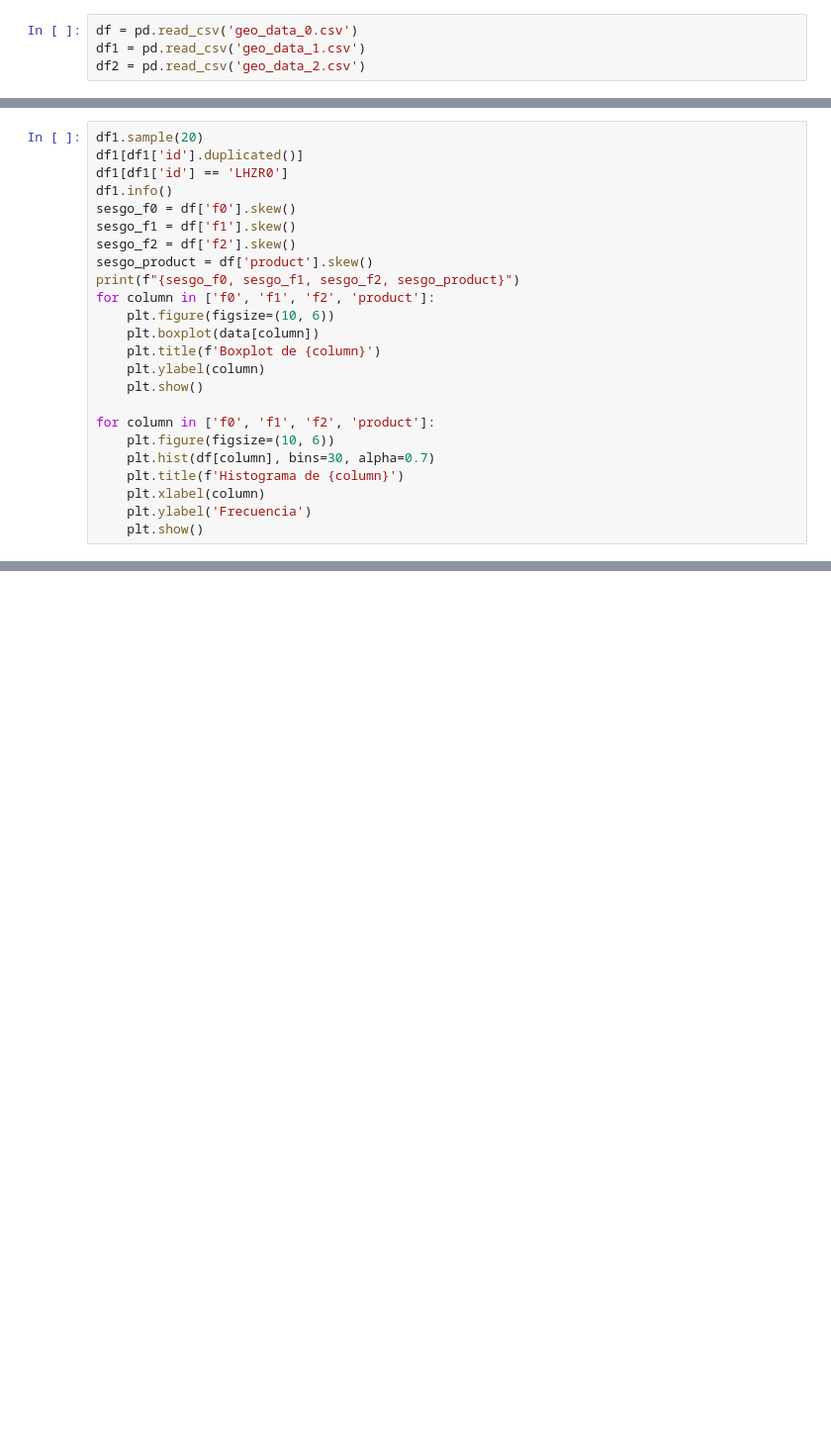
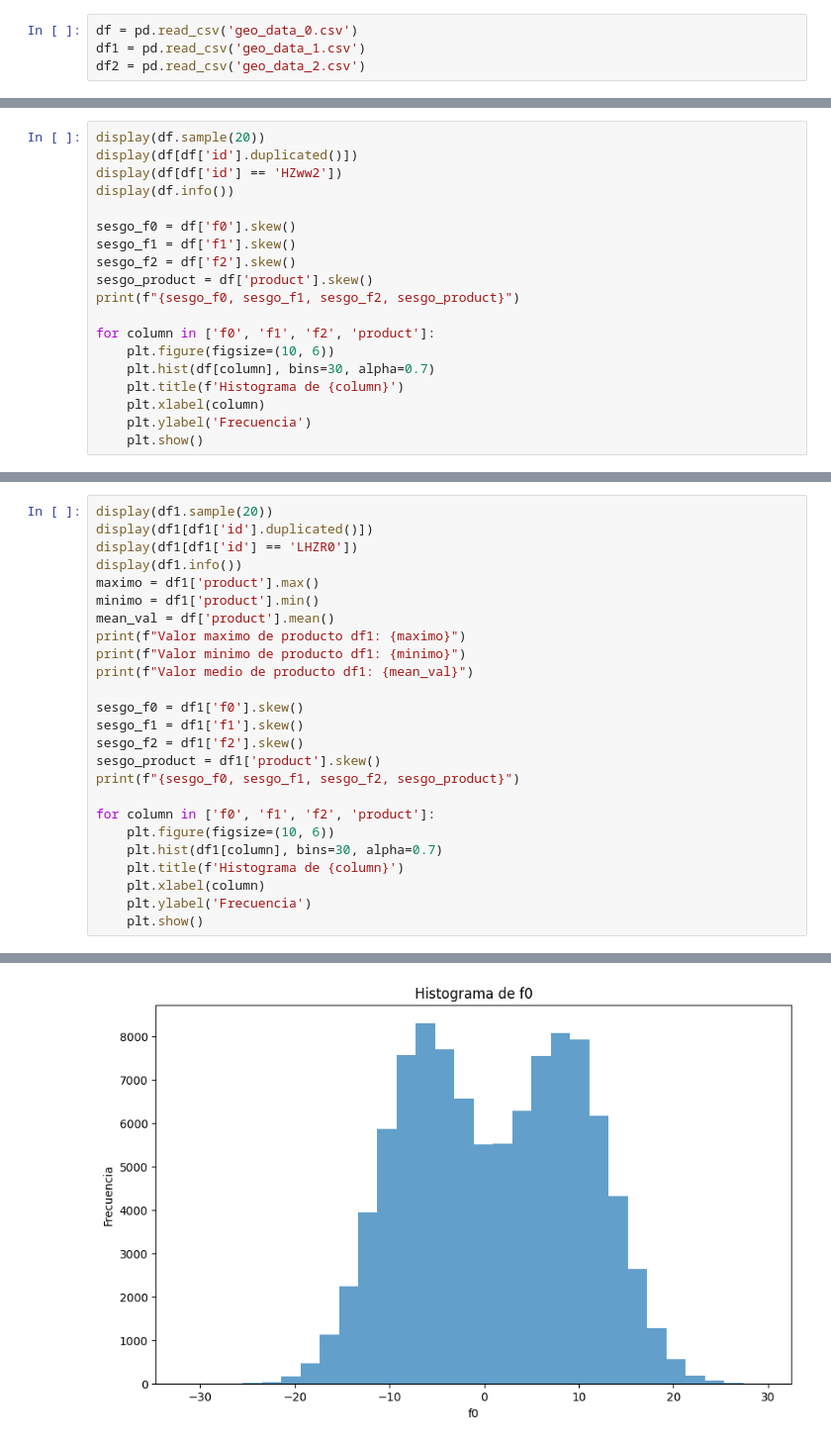
Before and after one commit to HebertL-dev/OilyGiant_Optimizacion-de-Extraccion-de-Petroleo, a Jupyter notebook: notebook.ipynb, the cells around one changed output, grey strips where cells are left out. Shown at 99% size. Drawn from its saved outputs; the diff is of its cells as text; blank space fills up the shorter version.

```diff
--- a/notebook.ipynb
+++ b/notebook.ipynb
@@ -30,19 +14,14 @@ memory usage: 3.8+ MB
 # %%
-df1.sample(20)
-df1[df1['id'].duplicated()]
-df1[df1['id'] == 'LHZR0']
-df1.info()
+display(df.sample(20))
+display(df[df['id'].duplicated()])
+display(df[df['id'] == 'HZww2'])
+display(df.info())
+
 sesgo_f0 = df['f0'].skew()
 sesgo_f1 = df['f1'].skew()
 sesgo_f2 = df['f2'].skew()
 sesgo_product = df['product'].skew()
 print(f"{sesgo_f0, sesgo_f1, sesgo_f2, sesgo_product}")
-for column in ['f0', 'f1', 'f2', 'product']:
-    plt.figure(figsize=(10, 6))
-    plt.boxplot(data[column])
-    plt.title(f'Boxplot de {column}')
-    plt.ylabel(column)
-    plt.show()
 
 for column in ['f0', 'f1', 'f2', 'product']:
     plt.figure(figsize=(10, 6))
@@ -83,0 +83,26 @@ df2[df2['id'] == 'xCHr8']
+# %%
+display(df1.sample(20))
+display(df1[df1['id'].duplicated()])
+display(df1[df1['id'] == 'LHZR0'])
+display(df1.info())
+maximo = df1['product'].max()
+minimo = df1['product'].min()
+mean_val = df['product'].mean()
+print(f"Valor maximo de producto df1: {maximo}")
+print(f"Valor minimo de producto df1: {minimo}")
+print(f"Valor medio de producto df1: {mean_val}")
+
+sesgo_f0 = df1['f0'].skew()
+sesgo_f1 = df1['f1'].skew()
+sesgo_f2 = df1['f2'].skew()
+sesgo_product = df1['product'].skew()
+print(f"{sesgo_f0, sesgo_f1, sesgo_f2, sesgo_product}")
+
+for column in ['f0', 'f1', 'f2', 'product']:
+    plt.figure(figsize=(10, 6))
+    plt.hist(df1[column], bins=30, alpha=0.7)
+    plt.title(f'Histograma de {column}')
+    plt.xlabel(column)
+    plt.ylabel('Frecuencia')
+    plt.show()
+# %% [output]
@@ -83,0 +151 @@ df2[df2['id'] == 'xCHr8']
+[figure, added]
```
Also changed, not shown: parts of 28 cells of this notebook.
